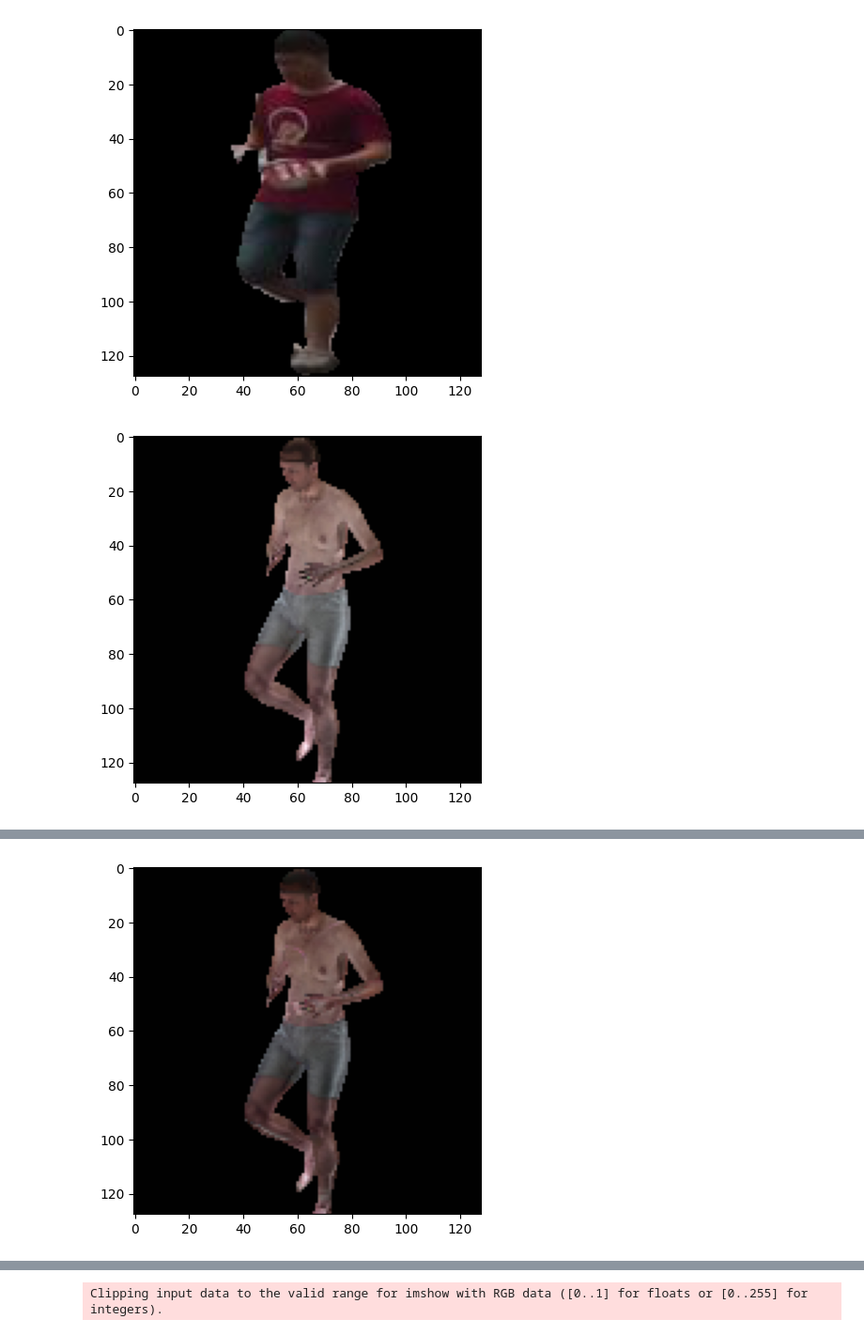
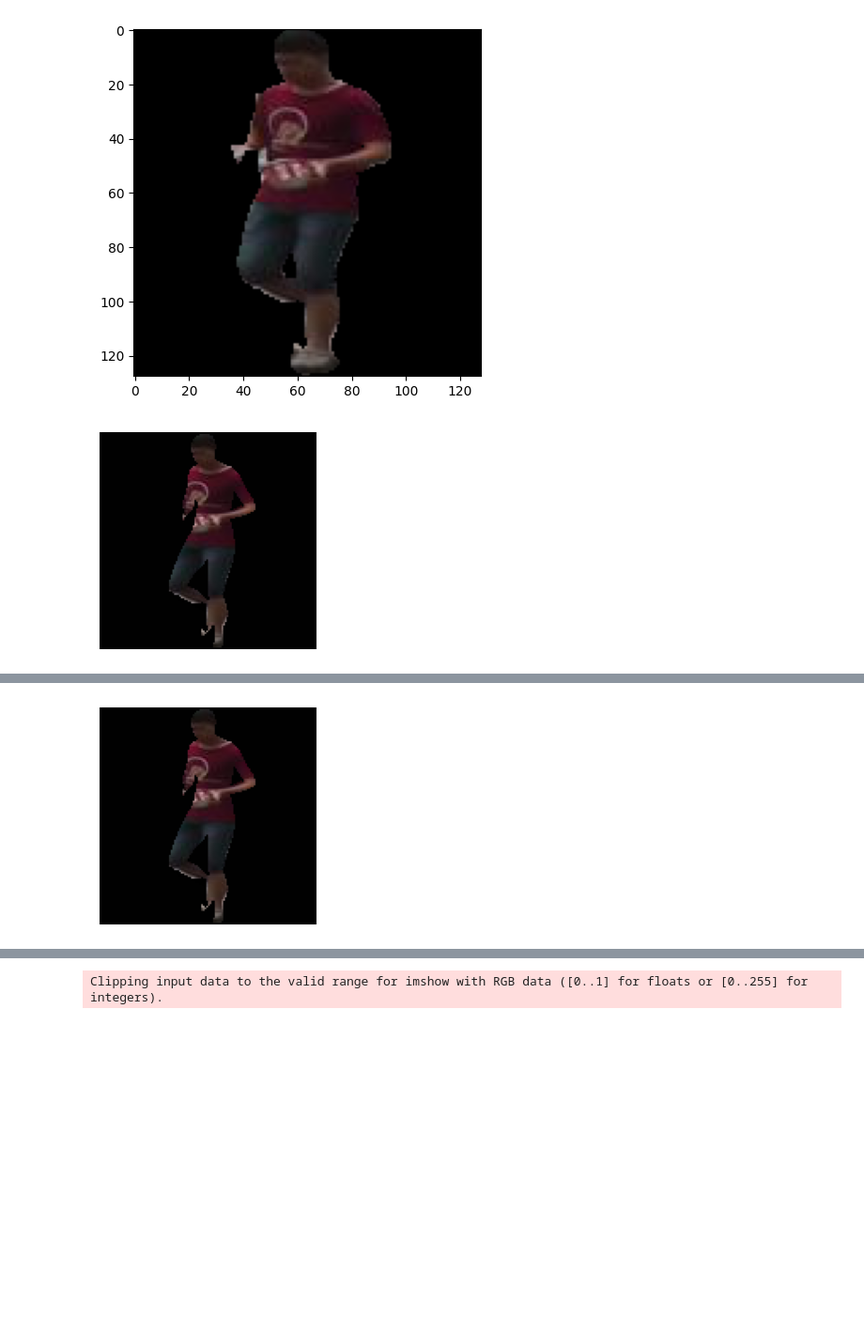
Before and after one commit to AshokBatakala/TextureSynthesis, a Jupyter notebook: experiment_1.ipynb, the cells around one changed output, grey strips where cells are left out. Shown at 94% size. Drawn from its saved outputs; the diff is of its cells as text; code cells hidden in the pictures; blank space fills up the shorter version.

```diff
--- a/experiment_1.ipynb
+++ b/experiment_1.ipynb
@@ -17,8 +17,8 @@ verts_T_paths = ['data/verts_T/0002_c1s2_064446_01.pkl']
 # verts_T_paths = ['data/verts_T/0002_c2s1_123141_01.pkl']
 euler_list = [[0,0,0]]#,[0,0,180]]
 
-# tm_paths = ['data/meta/default_texture.jpg']
-tm_paths = ['changed_texture_fpp_1.jpg']
+tm_paths = ['data/meta/default_texture.jpg']
+# tm_paths = ['changed_texture_fpp_1.jpg']
 
 image_path = 'data/images/0002_c1s2_064446_01.jpg'
 seg_mask_path = "data/seg/0002_c1s2_064446_01.png"
@@ -48,22 +46,24 @@ loss.backward()
 # %%
 # training loop to learn texture and T from image
 params = [ renderer.texture_map] #renderer.verts,renderer.T
 optim = torch.optim.Adam(params,lr=0.1)
 for i in range(2000):
     optim.zero_grad()
     images = renderer.render()
     diff = images[0,...,:3] - torch.from_numpy(tgt).to(device)
     loss = torch.sum(diff**2)
     loss.backward()
     optim.step()
     # print(loss.item())
     if i%300 == 0:
-        plt.imshow(images[0,...,:3].cpu().detach().numpy())
+        plt.figure(figsize=(3,3))
+        plt.imshow(images[0,...,:3].cpu().detach().numpy().clip(0,1))
+        plt.axis('off')
         plt.show()
 
         # print(renderer.T)
         # print(renderer.texture_map)
         # print(renderer.verts)
-        print(loss.item())
+        print('loss:',loss.item())
 # %% [output]
-[figure, old version]
+[figure, new version]
@@ -71 +71 @@ for i in range(2000):
-[figure, old version]
+[figure, new version]
```
Also changed, not shown: parts of 5 cells of this notebook.
